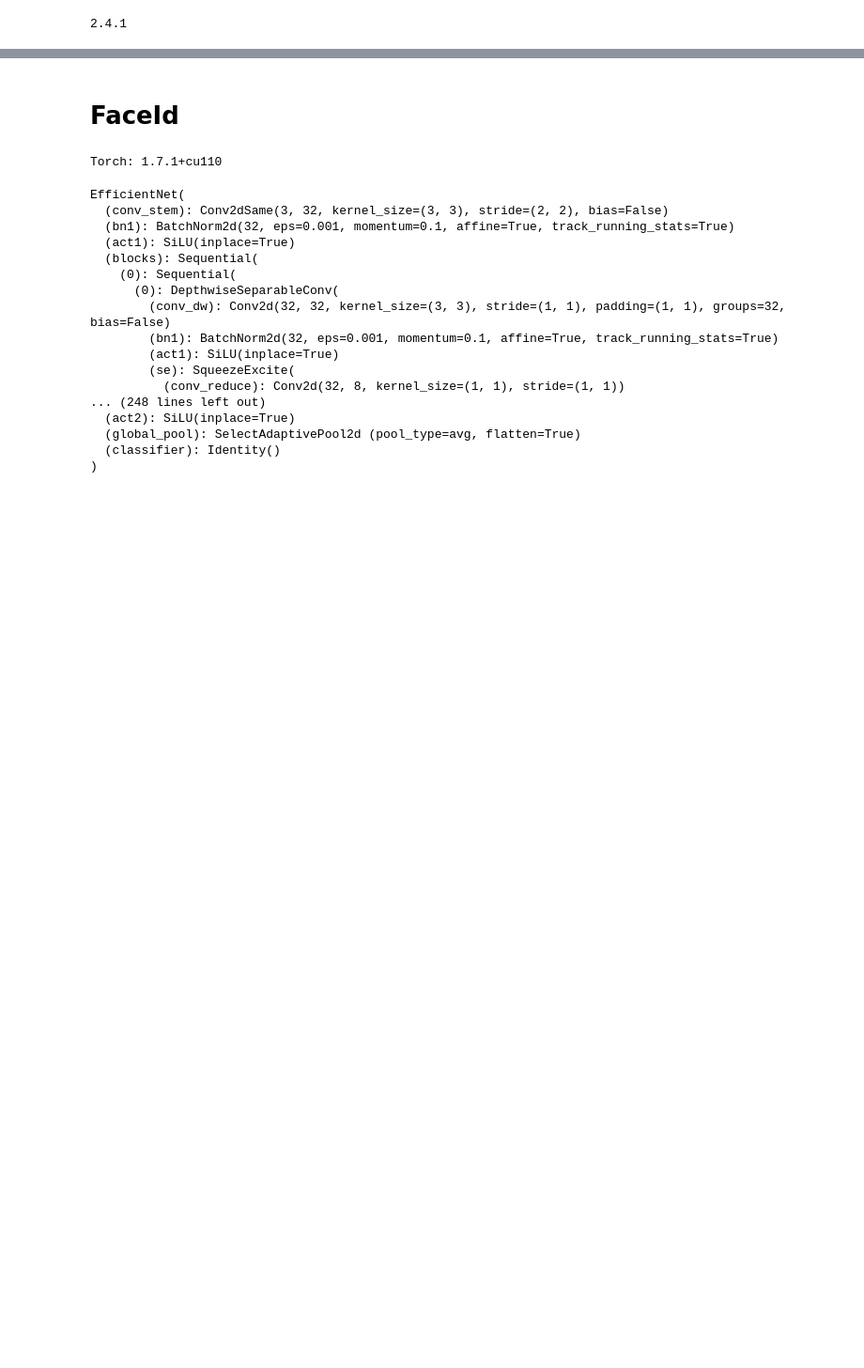
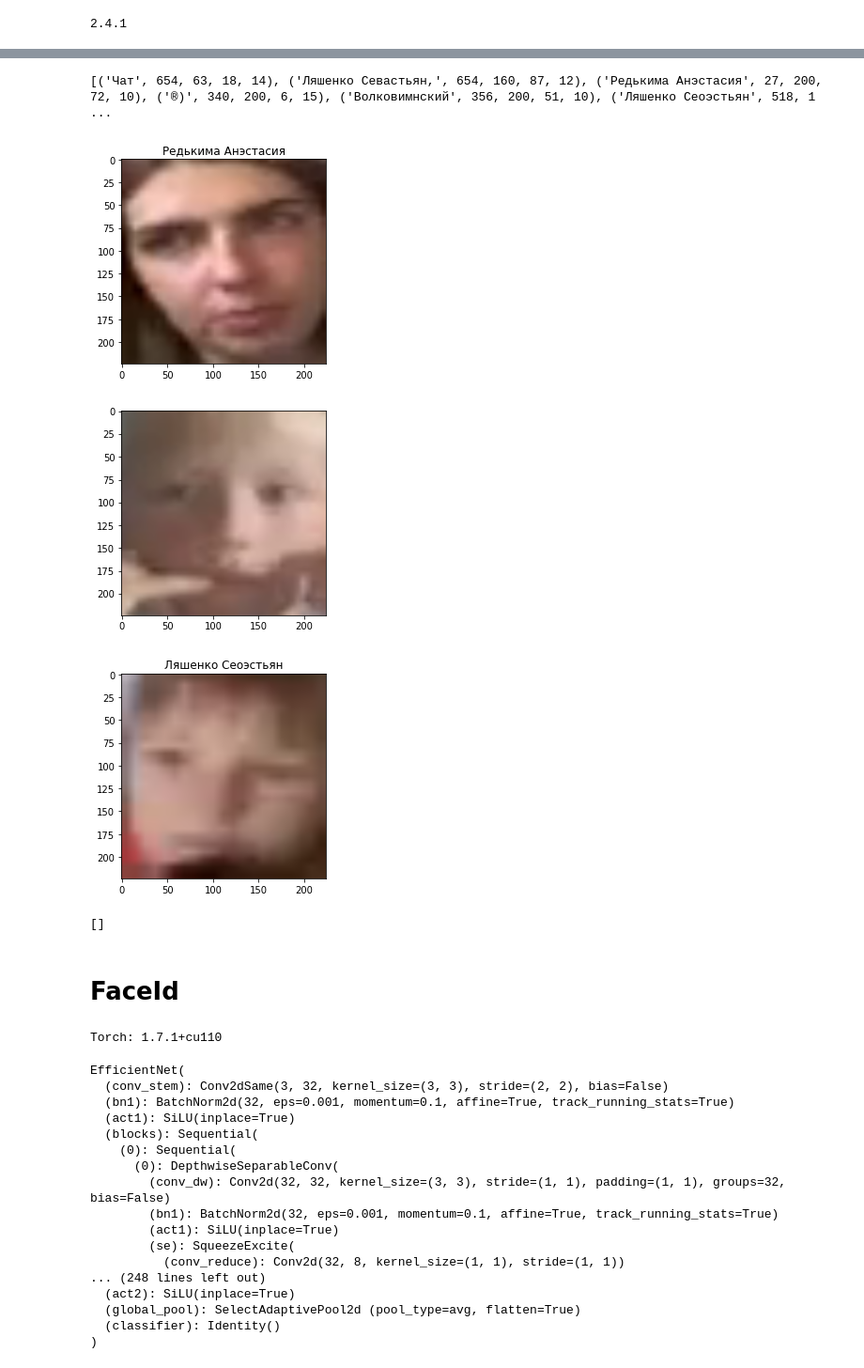
Before and after one commit to av-savchenko/face-emotion-recognition, a Jupyter notebook: src/video_summarizer.ipynb, the cells around one changed output, grey strips where cells are left out. Shown at 94% size. Cells and saved outputs as stored; diff of their text form; code cells hidden in the pictures; blank space fills up the shorter version.

```diff
--- a/src/video_summarizer.ipynb
+++ b/src/video_summarizer.ipynb
@@ -195,0 +266,19 @@ total_frames: 1765
+# %%
+def combine_words(photo_text):
+    #print(photo_text)
+    if len(photo_text)>0:
+        new_text=[photo_text[0]]
+        for word_ind in range(1,len(photo_text)):
+            prev_text,x1,y1,w1,h1=new_text[-1]
+            center1_x,center1_y=x1+w1,y1+h1/2
+            cur_text,x2,y2,w2,h2=photo_text[word_ind]
+            center2_x,center2_y=x2,y2+h2/2
+            dist=abs(center1_x-center2_x)+abs(center1_y-center2_y)
+            #print(prev_text,cur_text,dist)
+            if dist>=7: #0.01:
+                new_text.append(photo_text[word_ind])
+            else:
+                new_text[-1]=(prev_text+' '+cur_text,x1,y1,x2+w2-x1,y2+h2-y1)
+    else:
+        new_text=[]
+    return new_text
@@ -196,3 +320,26 @@ total_frames: 1765
+# %%
+ind=100
+photo_text=combine_words(all_text[ind])
+print(photo_text)
+photo_bboxes=bboxes[ind]
+best_texts=get_closest_texts(photo_bboxes,photo_text)
+for i,bbox in enumerate(photo_bboxes):
+    filename=os.path.join(faces_path, str(ind+1), str(i)+'.png')
+    frame_bgr = cv2.imread(filename)
+    img = cv2.cvtColor(frame_bgr, cv2.COLOR_BGR2RGB)
+
+    plt.title(best_texts[i])
+    plt.imshow(img)
+    plt.show()
+# %% [output]
+[('Чат', 654, 63, 18, 14), ('Ляшенко Севастьян,', 654, 160, 87, 12), ('Редькима Анэстасия', 27, 200, 72, 10), ('®)', 340, 200, 6, 15), ('Волковимнский', 356, 200, 51, 10), ('Ляшенко Сеоэстьян', 518, 1 ...
+[figure, added]
+[figure, added]
+[figure, added]
+# %%
+frame_text
+# %% [output]
+[]
 # %% [markdown]
 # FaceId
 # %%
```
Also changed, not shown: parts of 19 cells of this notebook.
